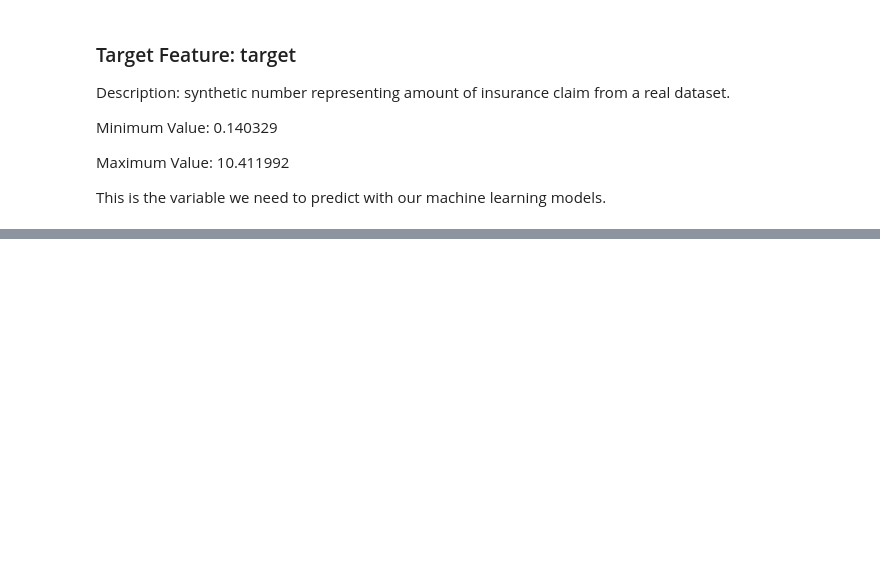
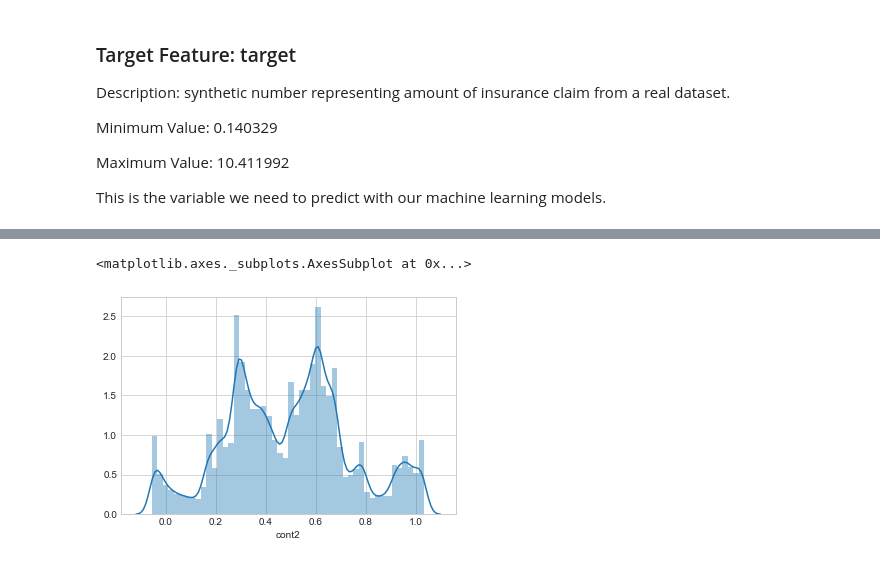
Before and after one commit to JonWeber0328/30-Days-of_Machine-Learning, a Jupyter notebook: 30-Days-ML-Daniel-Bourke.ipynb, the cells around one changed output, grey strips where cells are left out. Cells and saved outputs as stored; diff of their text form; code cells hidden in the pictures; blank space fills up the shorter version.

```diff
--- a/30-Days-ML-Daniel-Bourke.ipynb
+++ b/30-Days-ML-Daniel-Bourke.ipynb
@@ -166,0 +183,6 @@ This is the variable we need to predict with our machine learning models.
+# %%
+# Cont2
+sns.distplot(train.cont2)
+# %% [output]
+<matplotlib.axes._subplots.AxesSubplot at 0x...>
+[figure, added]
```
Also changed, not shown: parts of 25 cells of this notebook.
